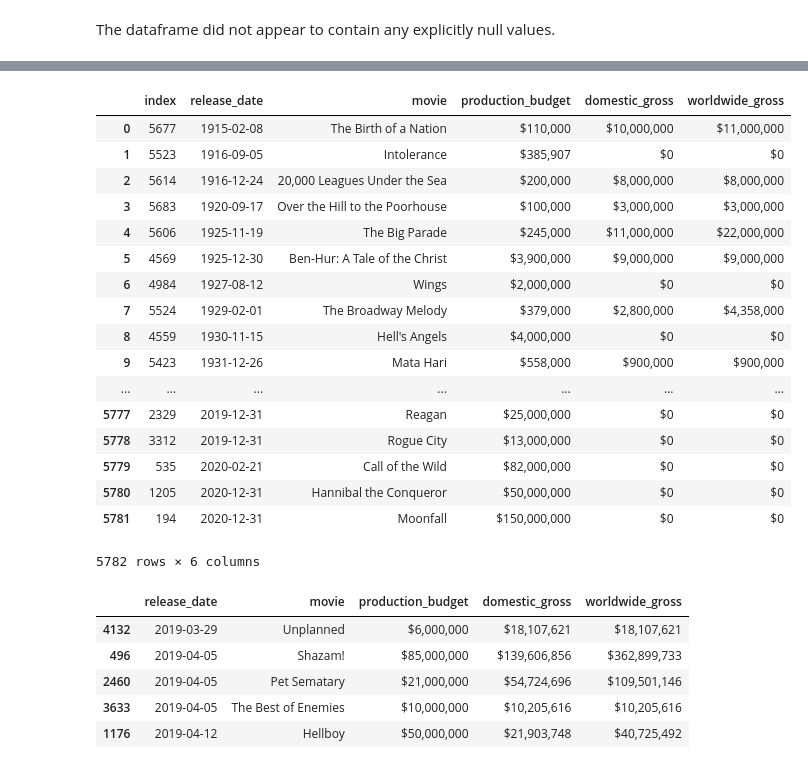
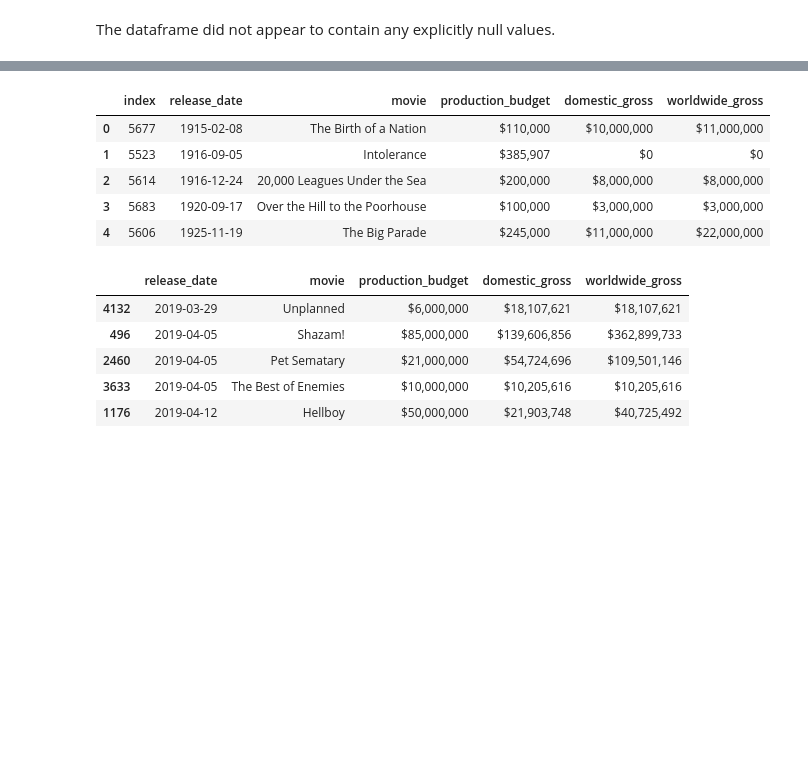
Before and after one commit to StevenDye/FIS-Mod1-Project, a Jupyter notebook: project/Mod1Proj.ipynb, the cells around one changed output, grey strips where cells are left out. Drawn from its saved outputs; the diff is of its cells as text; code cells hidden in the pictures; blank space fills up the shorter version.

```diff
--- a/project/Mod1Proj.ipynb
+++ b/project/Mod1Proj.ipynb
@@ -178,24 +147,12 @@ movies_df = movies_df.sort_values(by = 'release_date')
 # %%
-movies_df.reset_index()
+movies_df.reset_index().head()
 # %% [output]
 |  | index | release_date | movie | production_budget | domestic_gross | worldwide_gross |
 | 0 | 5677 | 1915-02-08 | The Birth of a Nation | $110,000 | $10,000,000 | $11,000,000 |
 | 1 | 5523 | 1916-09-05 | Intolerance | $385,907 | $0 | $0 |
 | 2 | 5614 | 1916-12-24 | 20,000 Leagues Under the Sea | $200,000 | $8,000,000 | $8,000,000 |
 | 3 | 5683 | 1920-09-17 | Over the Hill to the Poorhouse | $100,000 | $3,000,000 | $3,000,000 |
 | 4 | 5606 | 1925-11-19 | The Big Parade | $245,000 | $11,000,000 | $22,000,000 |
-| 5 | 4569 | 1925-12-30 | Ben-Hur: A Tale of the Christ | $3,900,000 | $9,000,000 | $9,000,000 |
-| 6 | 4984 | 1927-08-12 | Wings | $2,000,000 | $0 | $0 |
-| 7 | 5524 | 1929-02-01 | The Broadway Melody | $379,000 | $2,800,000 | $4,358,000 |
-| 8 | 4559 | 1930-11-15 | Hell's Angels | $4,000,000 | $0 | $0 |
-| 9 | 5423 | 1931-12-26 | Mata Hari | $558,000 | $900,000 | $900,000 |
-| ... | ... | ... | ... | ... | ... | ... |
-| 5777 | 2329 | 2019-12-31 | Reagan | $25,000,000 | $0 | $0 |
-| 5778 | 3312 | 2019-12-31 | Rogue City | $13,000,000 | $0 | $0 |
-| 5779 | 535 | 2020-02-21 | Call of the Wild | $82,000,000 | $0 | $0 |
-| 5780 | 1205 | 2020-12-31 | Hannibal the Conqueror | $50,000,000 | $0 | $0 |
-| 5781 | 194 | 2020-12-31 | Moonfall | $150,000,000 | $0 | $0 |
-5782 rows × 6 columns
 # %%
 movies_df = movies_df.drop(movies_df.tail(39).index)
 # %%
```
Also changed, not shown: parts of 93 cells of this notebook, 2 other files.
